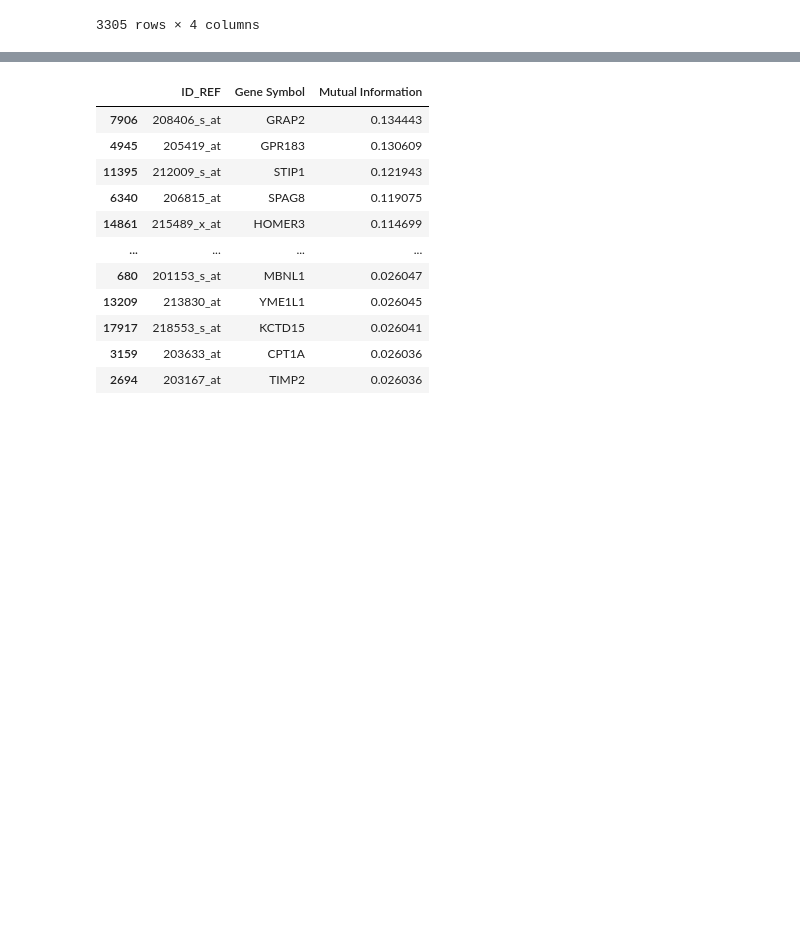
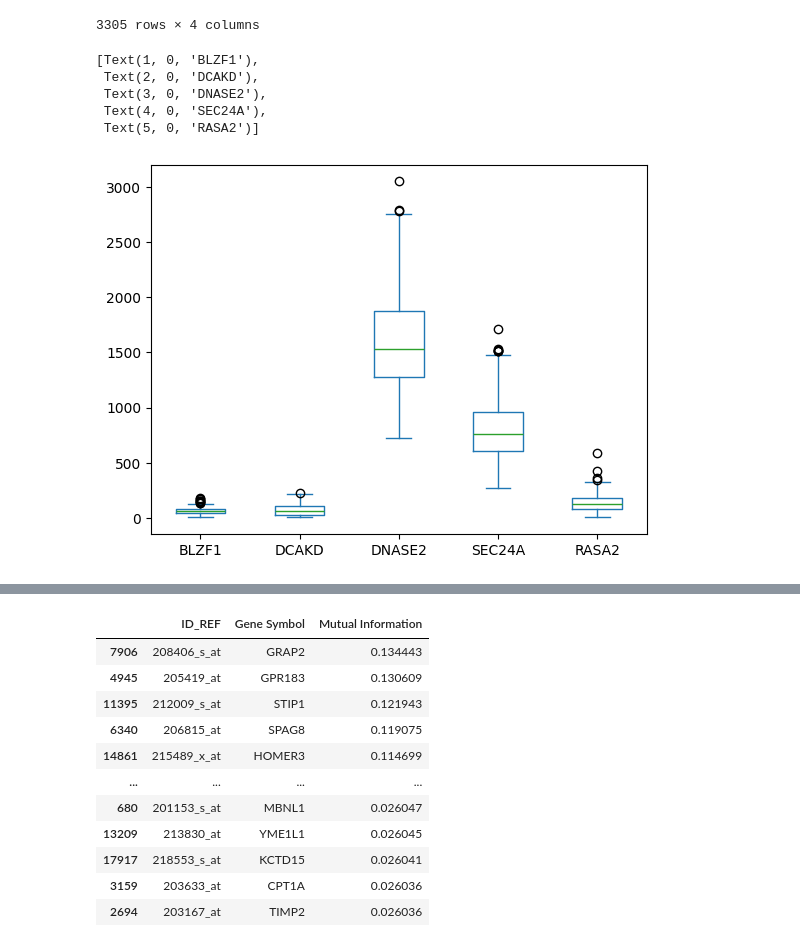
Before and after one commit to jasonrichdarmawan/npu-introduction-of-bioinformatics-data-visualization-logistic-regression, a Jupyter notebook: 01.ipynb, the cells around one changed output, grey strips where cells are left out. Drawn from its saved outputs; the diff is of its cells as text; code cells hidden in the pictures; blank space fills up the shorter version.

```diff
--- a/01.ipynb
+++ b/01.ipynb
@@ -386,3 +453,14 @@ df_f_classif[df_f_classif["p-values"] < 0.05].sort_values(ascending=False, by="F
 | 18421 | 219058_x_at | TINAGL1 | 3.883255 | 4.999063e-02 |
 | 1988 | 202461_at | EIF2B2 | 3.883026 | 4.999732e-02 |
 3305 rows × 4 columns
+# %%
+# check for outliers of top 5 selected features
+ax = df_gse2034_data_transposed_target[["32088_at", "221224_s_at", "209831_x_at", "212900_at", "206636_at"]].plot(kind="box")
+ax.set_xticklabels(["BLZF1", "DCAKD", "DNASE2", "SEC24A", "RASA2"])
+# %% [output]
+[Text(1, 0, 'BLZF1'),
+ Text(2, 0, 'DCAKD'),
+ Text(3, 0, 'DNASE2'),
+ Text(4, 0, 'SEC24A'),
+ Text(5, 0, 'RASA2')]
+[figure, added]
```
Also changed, not shown: parts of 11 cells of this notebook, 1 other file.
